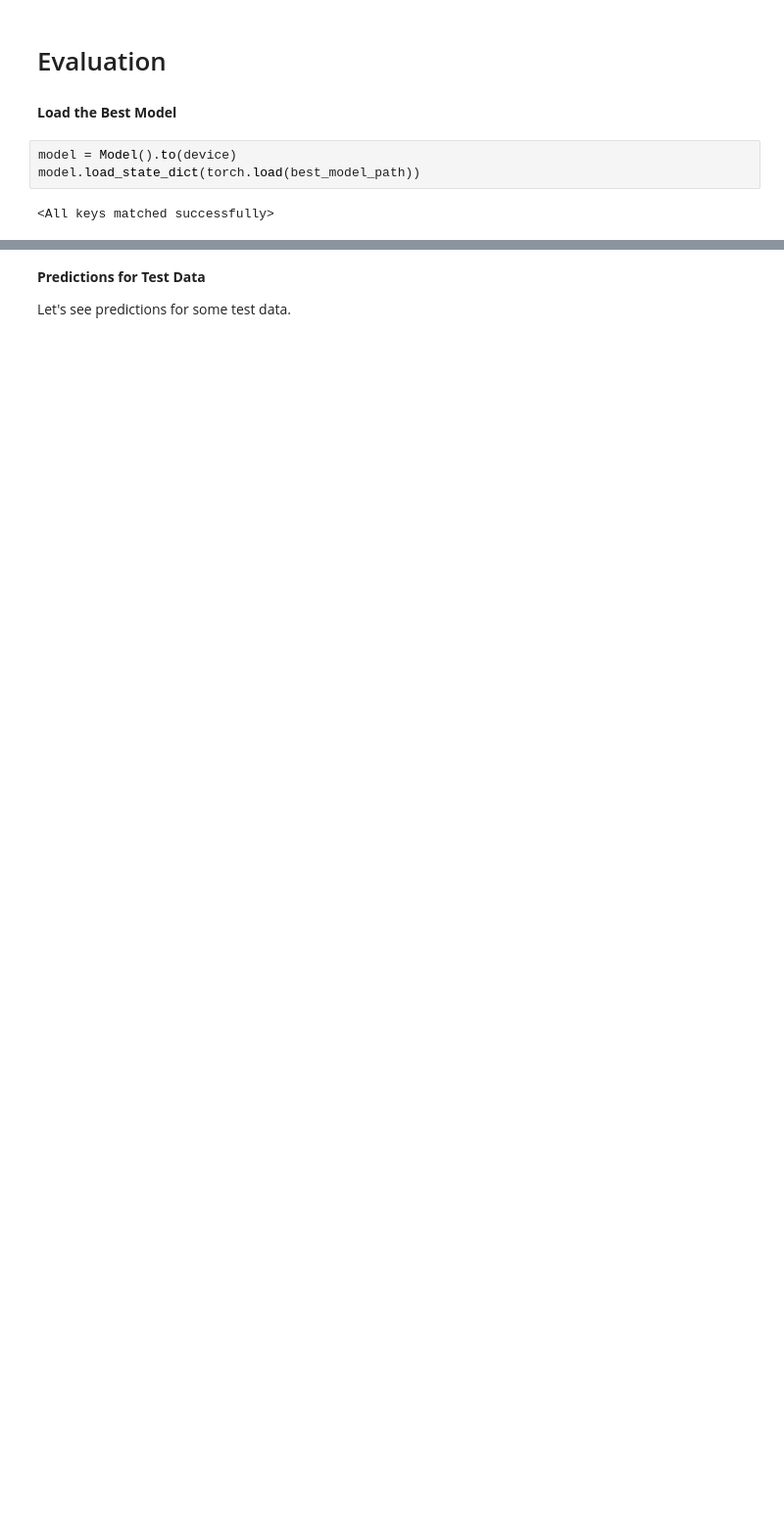
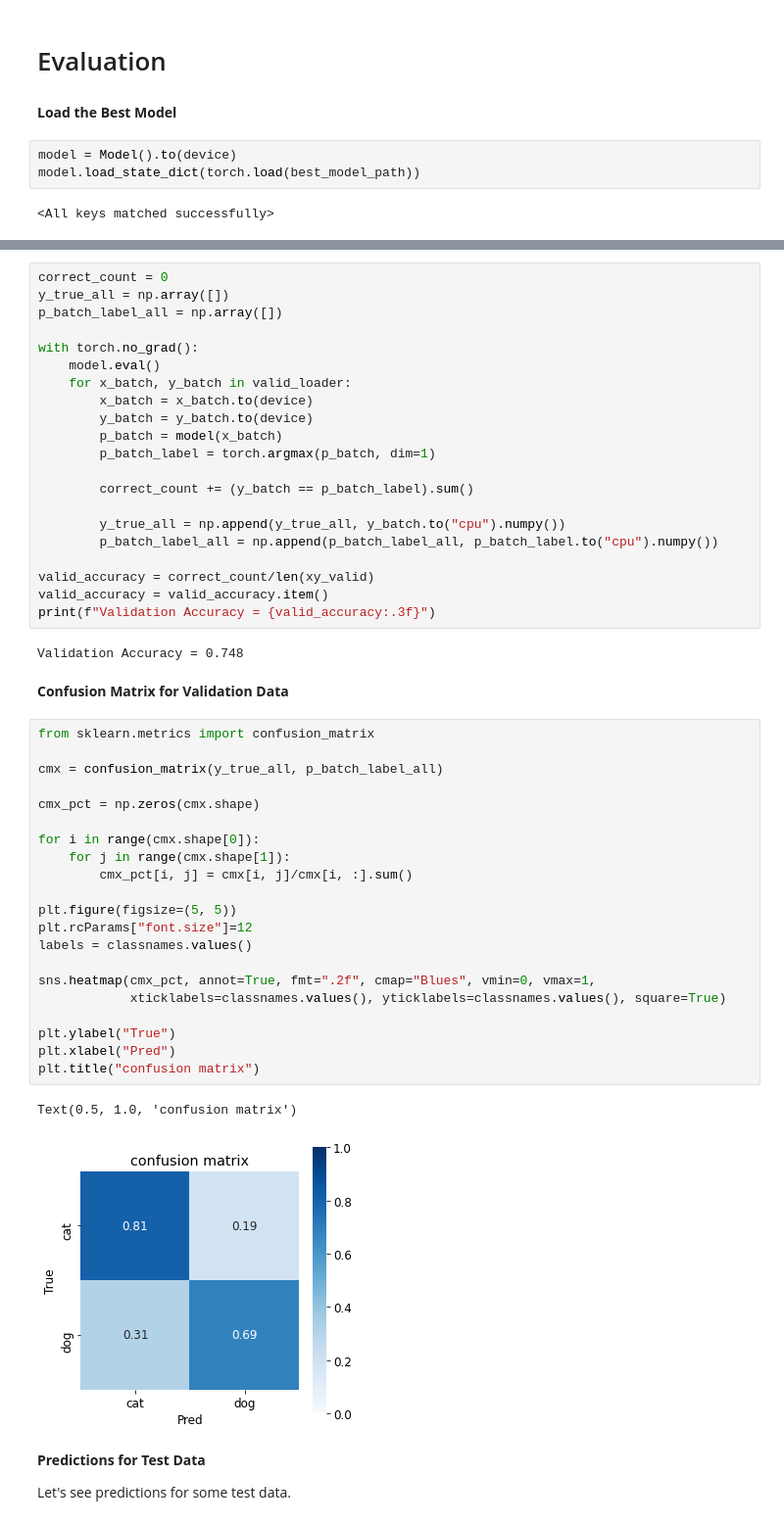
Before and after one commit to naoya1110/nitkc-ncku-ai-robotics, a Jupyter notebook: Week05_Cats_vs_Dogs_Competition.ipynb, the cells around one changed output, grey strips where cells are left out. Shown at 98% size. Saved outputs shown, nothing was run; the diff lists cells and outputs as text; blank space fills up the shorter version.

```diff
--- a/Week05_Cats_vs_Dogs_Competition.ipynb
+++ b/Week05_Cats_vs_Dogs_Competition.ipynb
@@ -399,3 +424,52 @@ model.load_state_dict(torch.load(best_model_path))
+# %%
+correct_count = 0
+y_true_all = np.array([])
+p_batch_label_all = np.array([])
+
+with torch.no_grad():
+    model.eval()
+    for x_batch, y_batch in valid_loader:
+        x_batch = x_batch.to(device)
+        y_batch = y_batch.to(device)
+        p_batch = model(x_batch)
+        p_batch_label = torch.argmax(p_batch, dim=1)
+
+        correct_count += (y_batch == p_batch_label).sum()
+
+        y_true_all = np.append(y_true_all, y_batch.to("cpu").numpy())
+        p_batch_label_all = np.append(p_batch_label_all, p_batch_label.to("cpu").numpy())
+
+valid_accuracy = correct_count/len(xy_valid)
+valid_accuracy = valid_accuracy.item()
+print(f"Validation Accuracy = {valid_accuracy:.3f}")
+# %% [output]
+Validation Accuracy = 0.748
+# %% [markdown]
+**Confusion Matrix for Validation Data**
+# %%
+from sklearn.metrics import confusion_matrix
+
+cmx = confusion_matrix(y_true_all, p_batch_label_all)
+
+cmx_pct = np.zeros(cmx.shape)
+
+for i in range(cmx.shape[0]):
+    for j in range(cmx.shape[1]):
+        cmx_pct[i, j] = cmx[i, j]/cmx[i, :].sum()
+
+plt.figure(figsize=(5, 5))
+plt.rcParams["font.size"]=12
+labels = classnames.values()
+
+sns.heatmap(cmx_pct, annot=True, fmt=".2f", cmap="Blues", vmin=0, vmax=1,
+            xticklabels=classnames.values(), yticklabels=classnames.values(), square=True)
+
+plt.ylabel("True")
+plt.xlabel("Pred")
+plt.title("confusion matrix")
+# %% [output]
+Text(0.5, 1.0, 'confusion matrix')
+[figure, added]
 # %% [markdown]
 **Predictions for Test Data**
 
```
Also changed, not shown: parts of 14 cells of this notebook.
